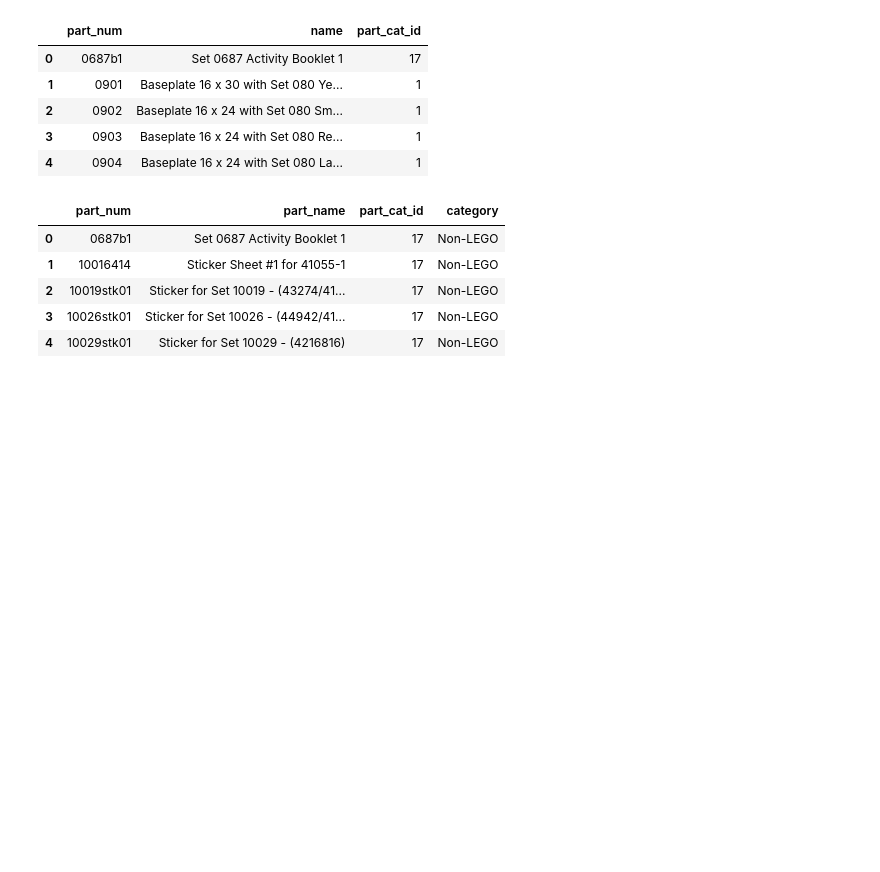
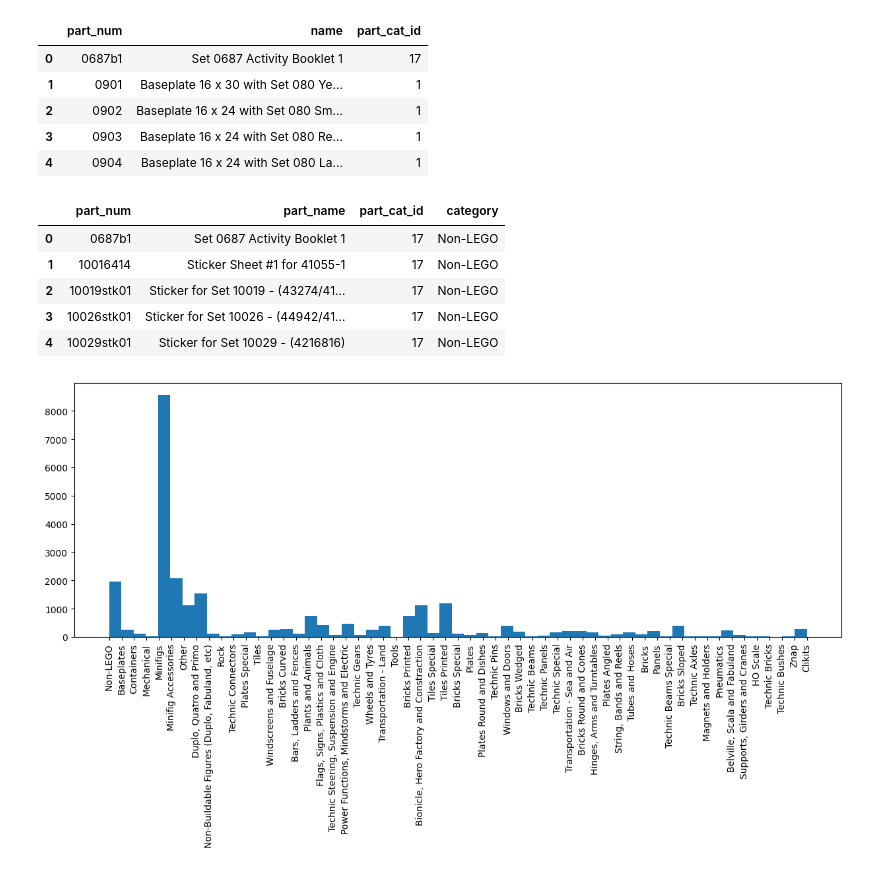
Before and after one commit to iAmBrig12/lego_db_eda, a Jupyter notebook: eda.ipynb, the cells around one changed output. Saved outputs shown, nothing was run; the diff lists cells and outputs as text; code cells hidden in the pictures; blank space fills up the shorter version.

```diff
--- a/eda.ipynb
+++ b/eda.ipynb
@@ -167,3 +169,11 @@ parts_merged.head()
 | 2 | 10019stk01 | Sticker for Set 10019 - (43274/41... | 17 | Non-LEGO |
 | 3 | 10026stk01 | Sticker for Set 10026 - (44942/41... | 17 | Non-LEGO |
 | 4 | 10029stk01 | Sticker for Set 10029 - (4216816) | 17 | Non-LEGO |
+# %%
+plt.figure(figsize=(15,5))
+plt.hist(parts_merged['category'], bins=parts_merged['category'].nunique())
+
+plt.xticks(rotation='vertical')
+plt.show()
+# %% [output]
+[figure, added]
```
Also changed, not shown: parts of 1 cell of this notebook.
